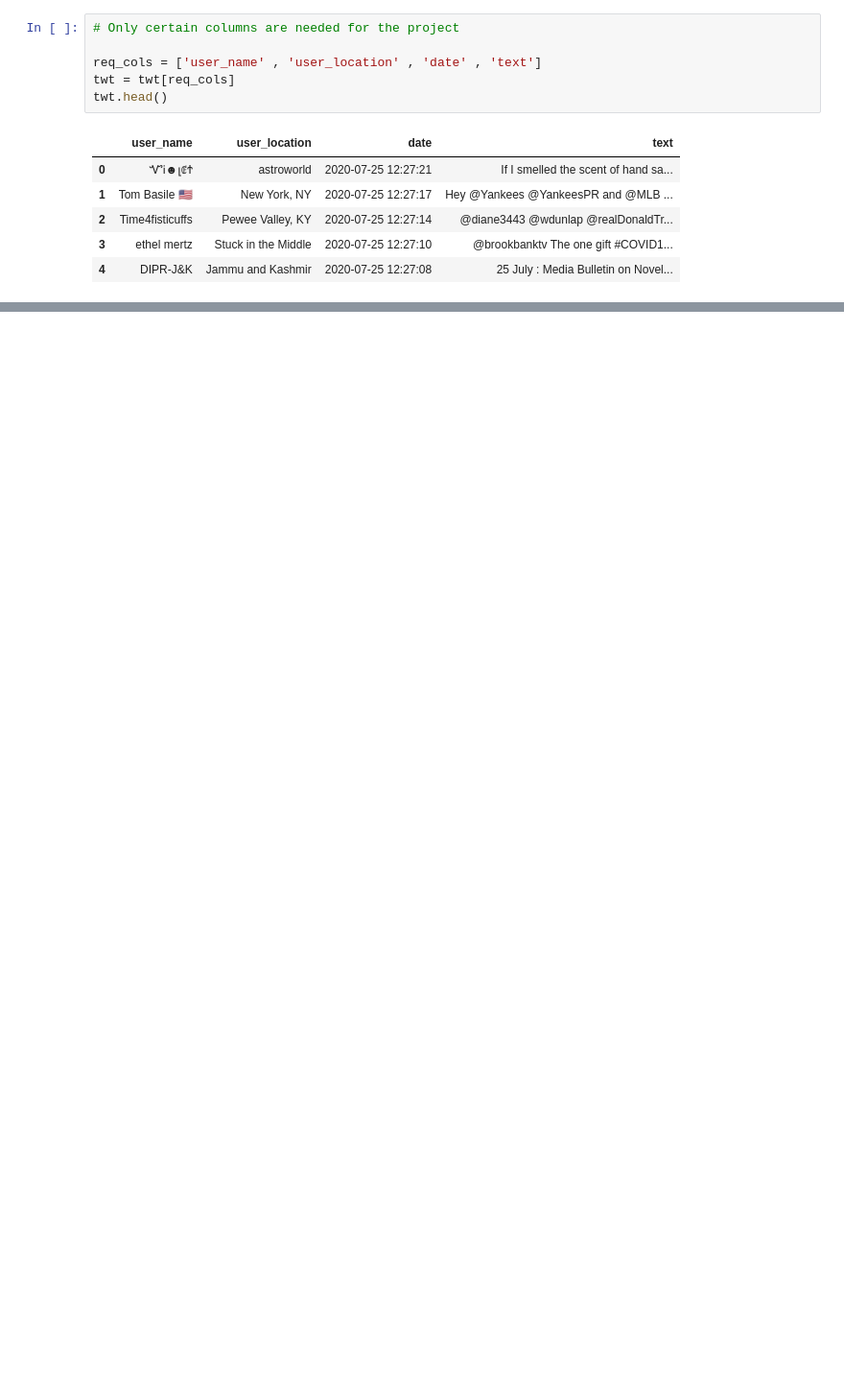
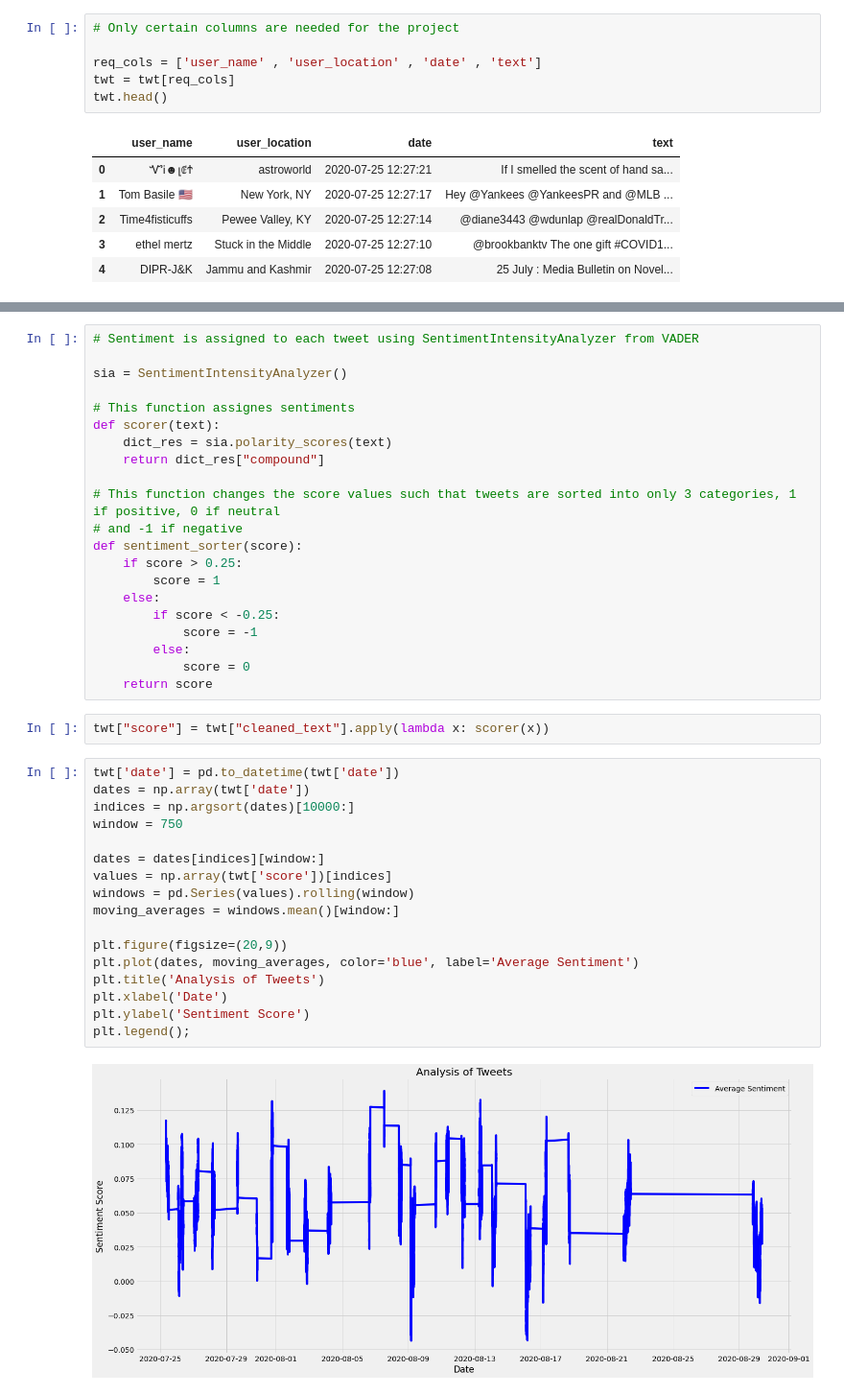
Before and after one commit to ShayaanKhan/FYP, a Jupyter notebook: code.ipynb, the cells around one changed output, grey strips where cells are left out. Shown: that part at 96% size. Saved outputs shown, nothing was run; the diff lists cells and outputs as text; blank space fills up the shorter version.

```diff
--- a/code.ipynb
+++ b/code.ipynb
@@ -157,0 +209,42 @@ twt.head()
+# %%
+# Sentiment is assigned to each tweet using SentimentIntensityAnalyzer from VADER
+
+sia = SentimentIntensityAnalyzer()
+
+# This function assignes sentiments
+def scorer(text):
+    dict_res = sia.polarity_scores(text)
+    return dict_res["compound"]
+
+# This function changes the score values such that tweets are sorted into only 3 categories, 1 if positive, 0 if neutral
+# and -1 if negative
+def sentiment_sorter(score):
+    if score > 0.25:
+        score = 1
+    else:
+        if score < -0.25:
+            score = -1
+        else:
+            score = 0
+    return score
+# %%
+twt["score"] = twt["cleaned_text"].apply(lambda x: scorer(x))
+# %%
+twt['date'] = pd.to_datetime(twt['date'])
+dates = np.array(twt['date'])
+indices = np.argsort(dates)[10000:]
+window = 750
+
+dates = dates[indices][window:]
+values = np.array(twt['score'])[indices]
+windows = pd.Series(values).rolling(window)
+moving_averages = windows.mean()[window:]
+
+plt.figure(figsize=(20,9))
+plt.plot(dates, moving_averages, color='blue', label='Average Sentiment')
+plt.title('Analysis of Tweets')
+plt.xlabel('Date')
+plt.ylabel('Sentiment Score')
+plt.legend();
+# %% [output]
+[figure, added]
```
Also changed, not shown: parts of 15 cells of this notebook.
